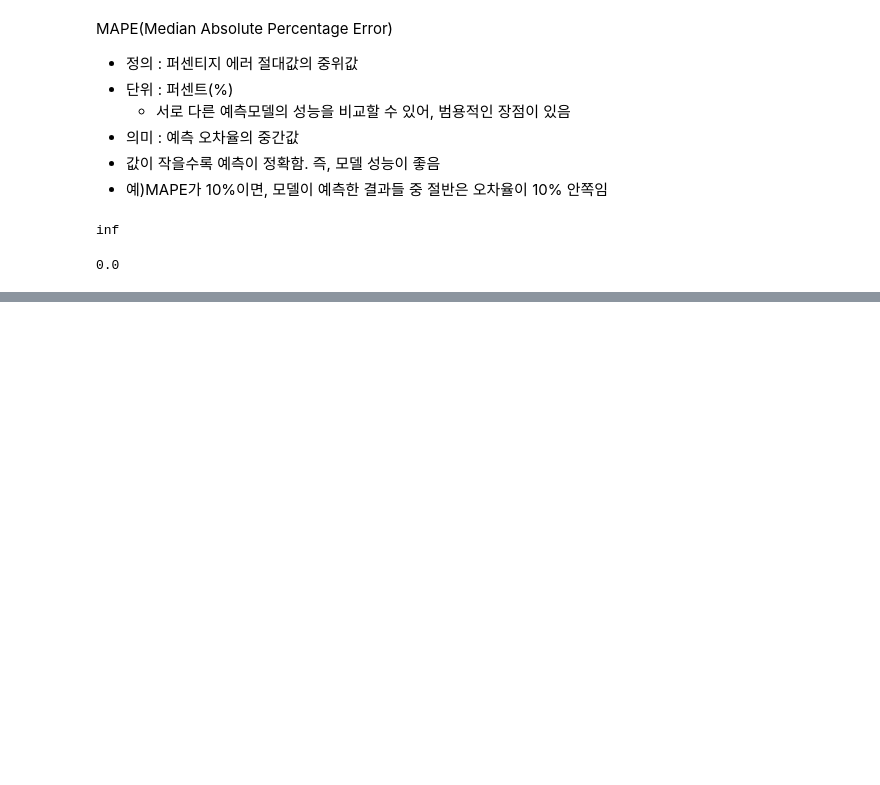
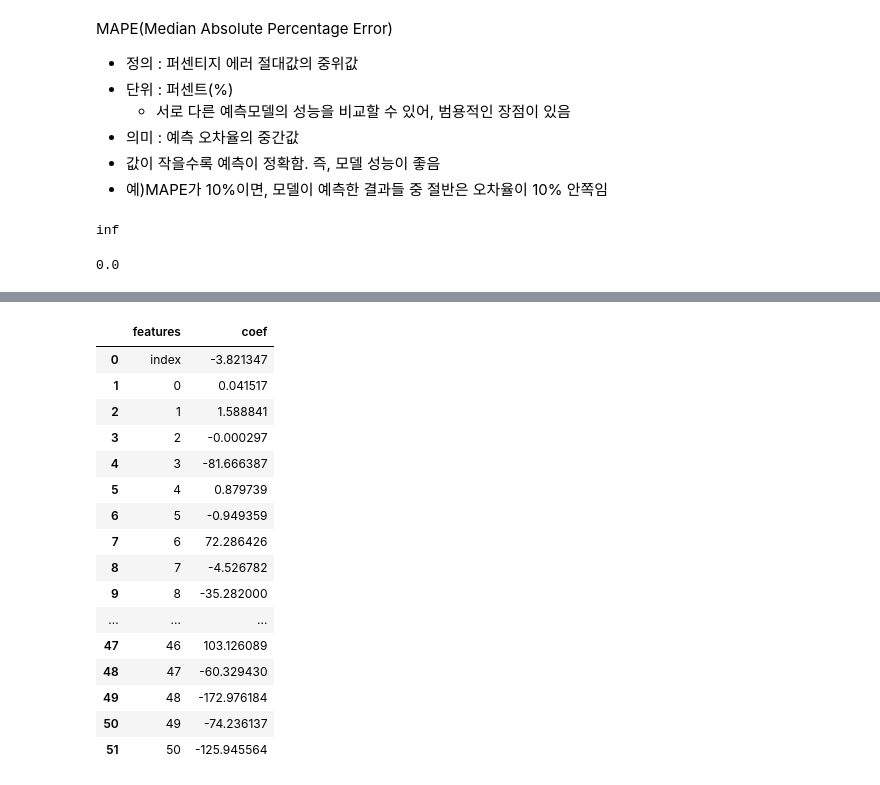
Before and after one commit to HongSeongMo/Airbnb, a Jupyter notebook: Copy_of_airbnb_lecture_5.ipynb, the cells around one changed output, grey strips where cells are left out. Cells and saved outputs as stored; diff of their text form; code cells hidden in the pictures; blank space fills up the shorter version.

```diff
--- a/Copy_of_airbnb_lecture_5.ipynb
+++ b/Copy_of_airbnb_lecture_5.ipynb
@@ -235,0 +268,9 @@ mape(y_train.revenue, y_train.pred_tree)
+# %%
+# Convert X_train to a DataFrame
+X_train = pd.DataFrame(X_train)
+
+# Transpose the DataFrame
+# X_train = X_train.T
+
+# Reset the index
+# X_train = X_train.reset_index()
@@ -235,0 +292,23 @@ mape(y_train.revenue, y_train.pred_tree)
+# %%
+# Change the columns argument to match the shape of the coef_ matrix
+coef_df = pd.DataFrame(model_linear.coef_, columns = X_train.columns[:-1]).T.reset_index()
+coef_df.columns = ['features', 'coef']
+coef_df
+# %% [output]
+|  | features | coef |
+| 0 | index | -3.821347 |
+| 1 | 0 | 0.041517 |
+| 2 | 1 | 1.588841 |
+| 3 | 2 | -0.000297 |
+| 4 | 3 | -81.666387 |
+| 5 | 4 | 0.879739 |
+| 6 | 5 | -0.949359 |
+| 7 | 6 | 72.286426 |
+| 8 | 7 | -4.526782 |
+| 9 | 8 | -35.282000 |
+| ... | ... | ... |
+| 47 | 46 | 103.126089 |
+| 48 | 47 | -60.329430 |
+| 49 | 48 | -172.976184 |
+| 50 | 49 | -74.236137 |
+| 51 | 50 | -125.945564 |
```
Also changed, not shown: parts of 17 cells of this notebook.
